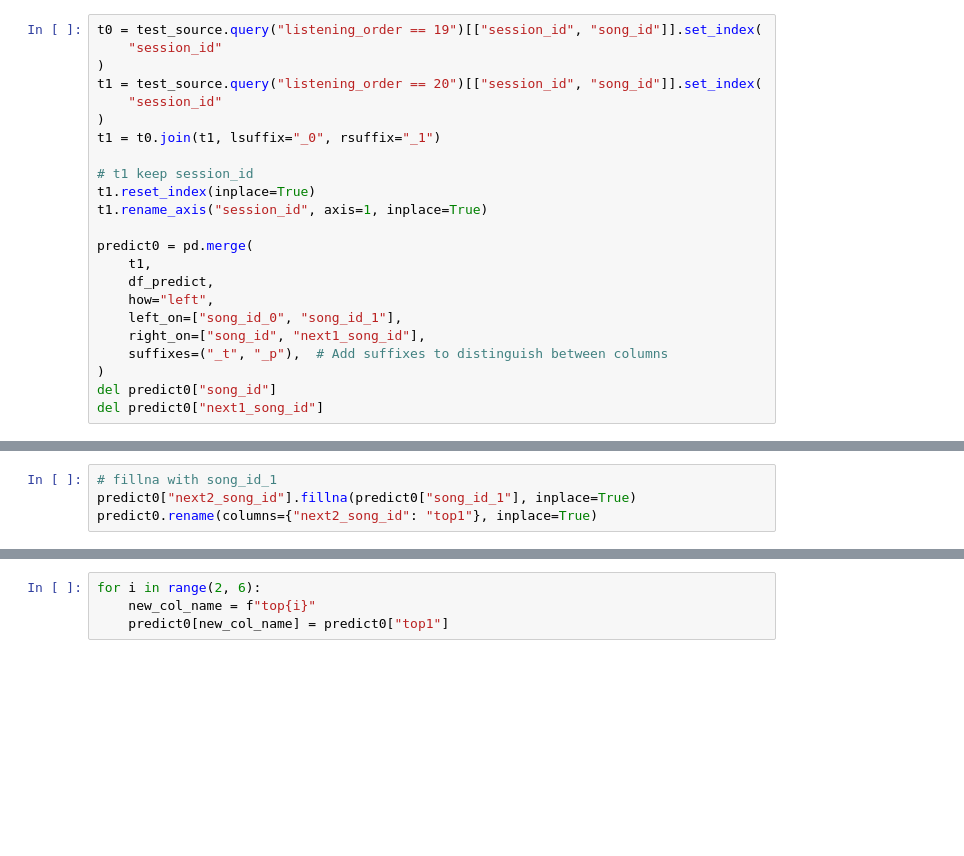
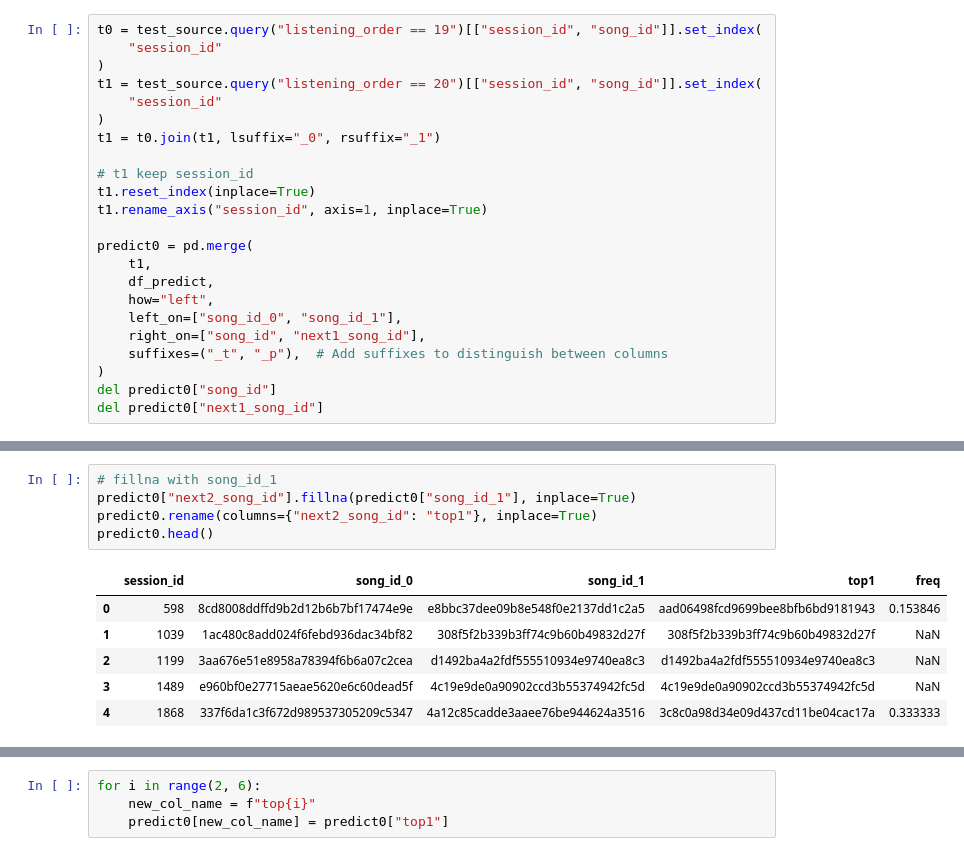
Before and after one commit to Han1018/KK-Data-Game-2023, a Jupyter notebook: 2gram.ipynb, the cells around one changed output, grey strips where cells are left out. Drawn from its saved outputs; the diff is of its cells as text; blank space fills up the shorter version.

```diff
--- a/ngram.ipynb
+++ b/2gram.ipynb
@@ -312,7 +294,15 @@ Index(['session_id', 'song_id_0', 'song_id_1', 'song_id', 'next1_song_id',
 # %%
 # fillna with song_id_1
 predict0["next2_song_id"].fillna(predict0["song_id_1"], inplace=True)
 predict0.rename(columns={"next2_song_id": "top1"}, inplace=True)
+predict0.head()
+# %% [output]
+|  | session_id | song_id_0 | song_id_1 | top1 | freq |
+| 0 | 598 | 8cd8008ddffd9b2d12b6b7bf17474e9e | e8bbc37dee09b8e548f0e2137dd1c2a5 | aad06498fcd9699bee8bfb6bd9181943 | 0.153846 |
+| 1 | 1039 | 1ac480c8add024f6febd936dac34bf82 | 308f5f2b339b3ff74c9b60b49832d27f | 308f5f2b339b3ff74c9b60b49832d27f | NaN |
+| 2 | 1199 | 3aa676e51e8958a78394f6b6a07c2cea | d1492ba4a2fdf555510934e9740ea8c3 | d1492ba4a2fdf555510934e9740ea8c3 | NaN |
+| 3 | 1489 | e960bf0e27715aeae5620e6c60dead5f | 4c19e9de0a90902ccd3b55374942fc5d | 4c19e9de0a90902ccd3b55374942fc5d | NaN |
+| 4 | 1868 | 337f6da1c3f672d989537305209c5347 | 4a12c85cadde3aaee76be944624a3516 | 3c8c0a98d34e09d437cd11be04cac17a | 0.333333 |
 # %%
 predict0.drop(columns=["song_id_0", "song_id_1", "freq"], inplace=True)
 predict0
```
Also changed, not shown: parts of 6 cells of this notebook.
